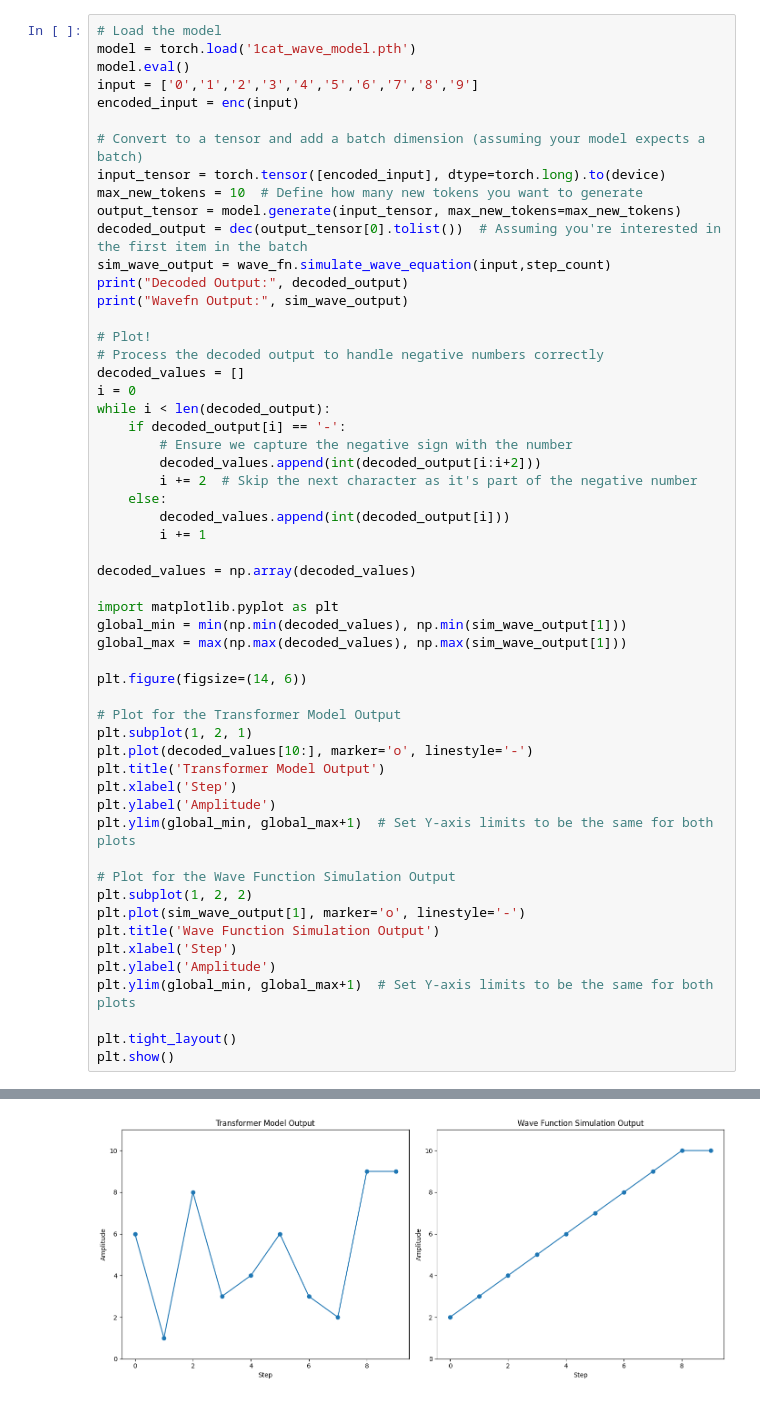
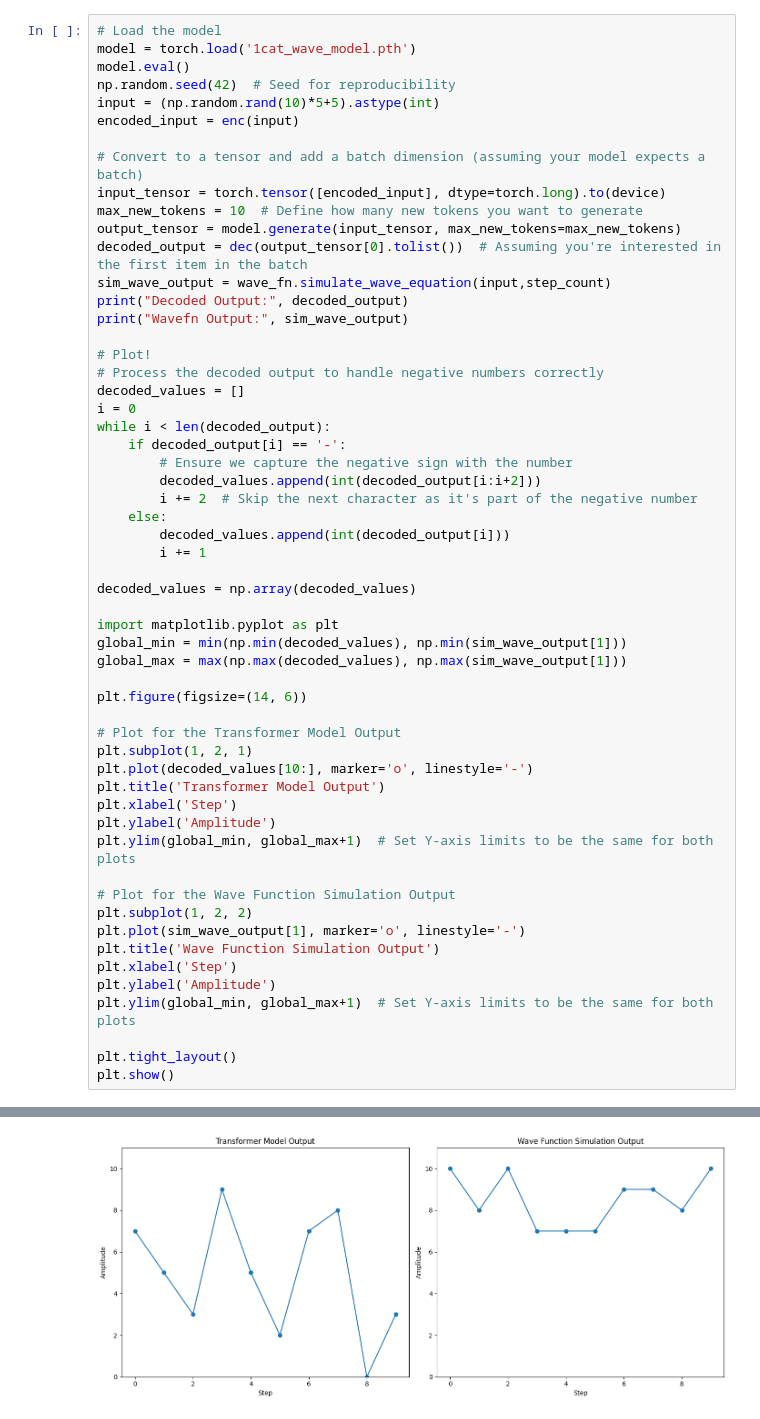
Before and after one commit to marquisdepolis/CATransformer, a Jupyter notebook: CAT_simple.ipynb, the cells around one changed output, grey strips where cells are left out. Drawn from its saved outputs; the diff is of its cells as text.

```diff
--- a/CAT_simple.ipynb
+++ b/CAT_simple.ipynb
@@ -222,7 +222,8 @@ Epoch 9, Iteration 0: Training Loss = 2.5069019102375023e-05, Validation Loss =
 # Load the model
 model = torch.load('1cat_wave_model.pth')
 model.eval()
-input = ['0','1','2','3','4','5','6','7','8','9']
+np.random.seed(42)  # Seed for reproducibility
+input = (np.random.rand(10)*5+5).astype(int)
 encoded_input = enc(input)
 
 # Convert to a tensor and add a batch dimension (assuming your model expects a batch)
@@ -279 +280 @@ Wavefn Output: (array([0, 1, 2, 3, 4, 5, 6, 7, 8, 9]), array([ 2,  3,  4,  5,  6
-[figure, old version]
+[figure, new version]
```
Also changed, not shown: parts of 2 cells of this notebook.
